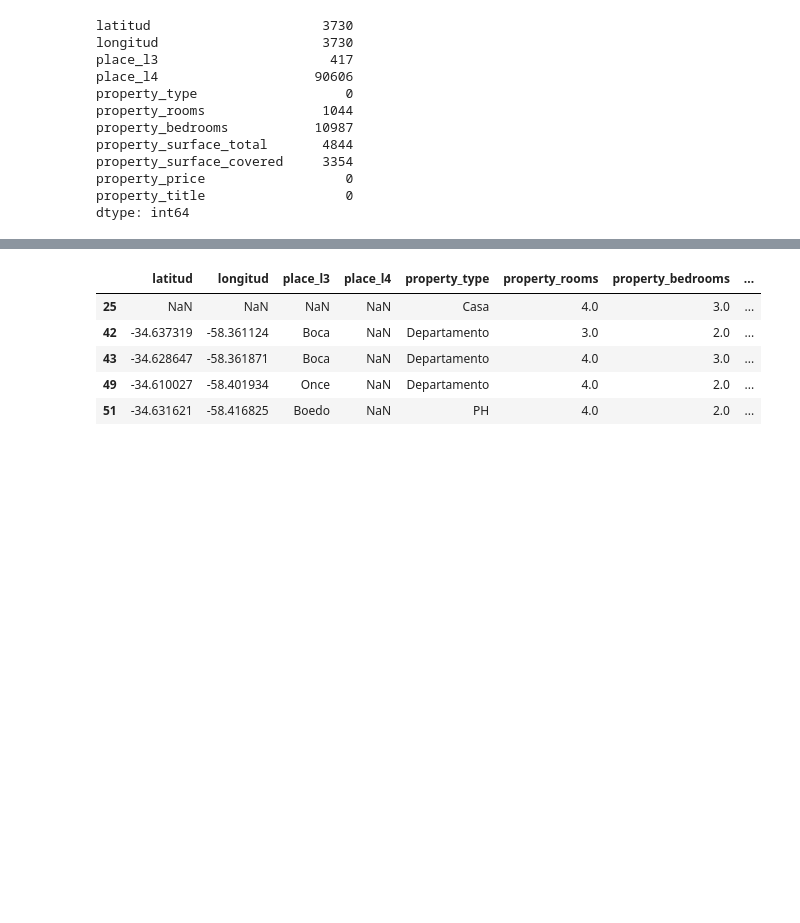
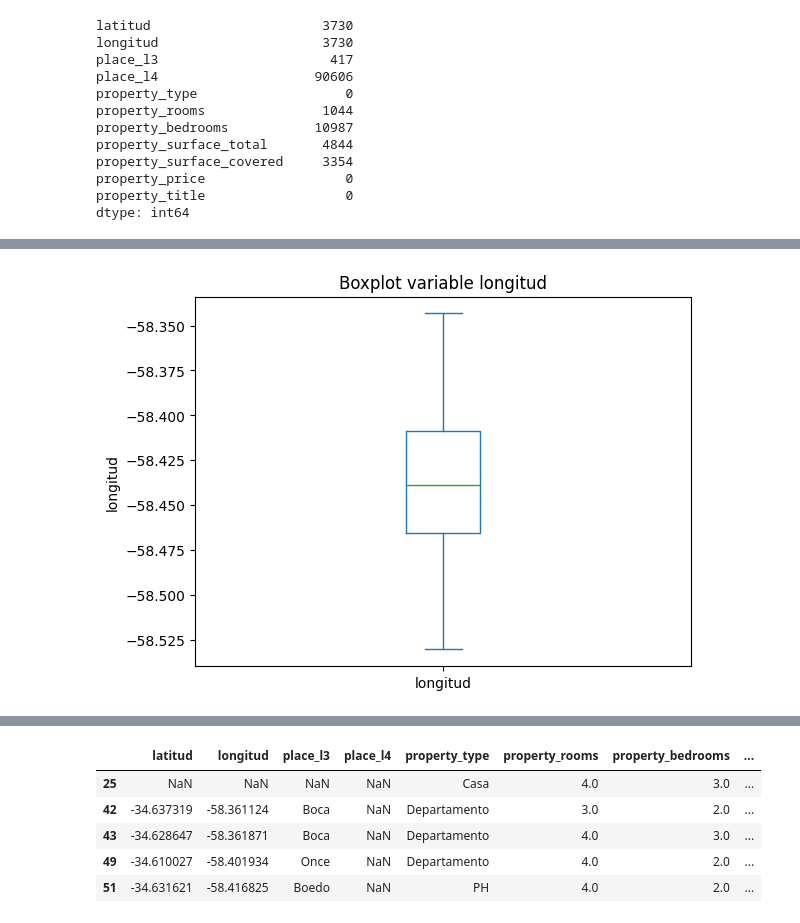
Before and after one commit to iankvdh/Organizacion-de-Datos-2C2022-GRUPO22, a Jupyter notebook: 7506R_TP1_GRUPO22_ENTREGA.ipynb, the cells around one changed output, grey strips where cells are left out. Cells and saved outputs as stored; diff of their text form; code cells hidden in the pictures; blank space fills up the shorter version.

```diff
--- a/7506R_TP1_GRUPO22_ENTREGA.ipynb
+++ b/7506R_TP1_GRUPO22_ENTREGA.ipynb
@@ -113,3 +159,7 @@ dtype: int64
+# %%
+grf=viviendas_en_venta_caba_usd['longitud'].plot.box(title="Boxplot variable longitud",xlabel=" ",ylabel="longitud")
+# %% [output]
+[figure, added]
 # %%
 
 medidas_de_resumen = viviendas_en_venta_caba_usd.describe()
```
Also changed, not shown: parts of 11 cells of this notebook.
